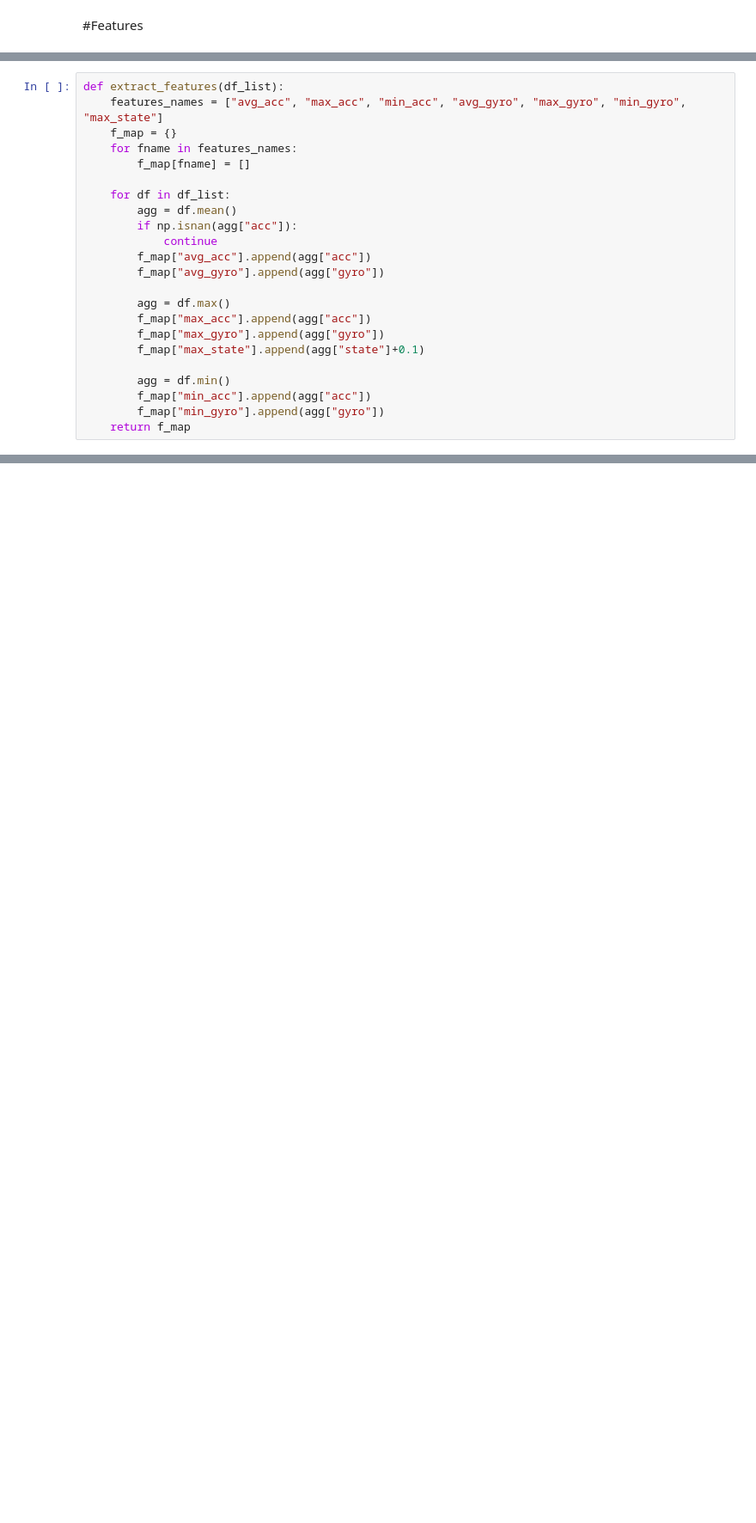
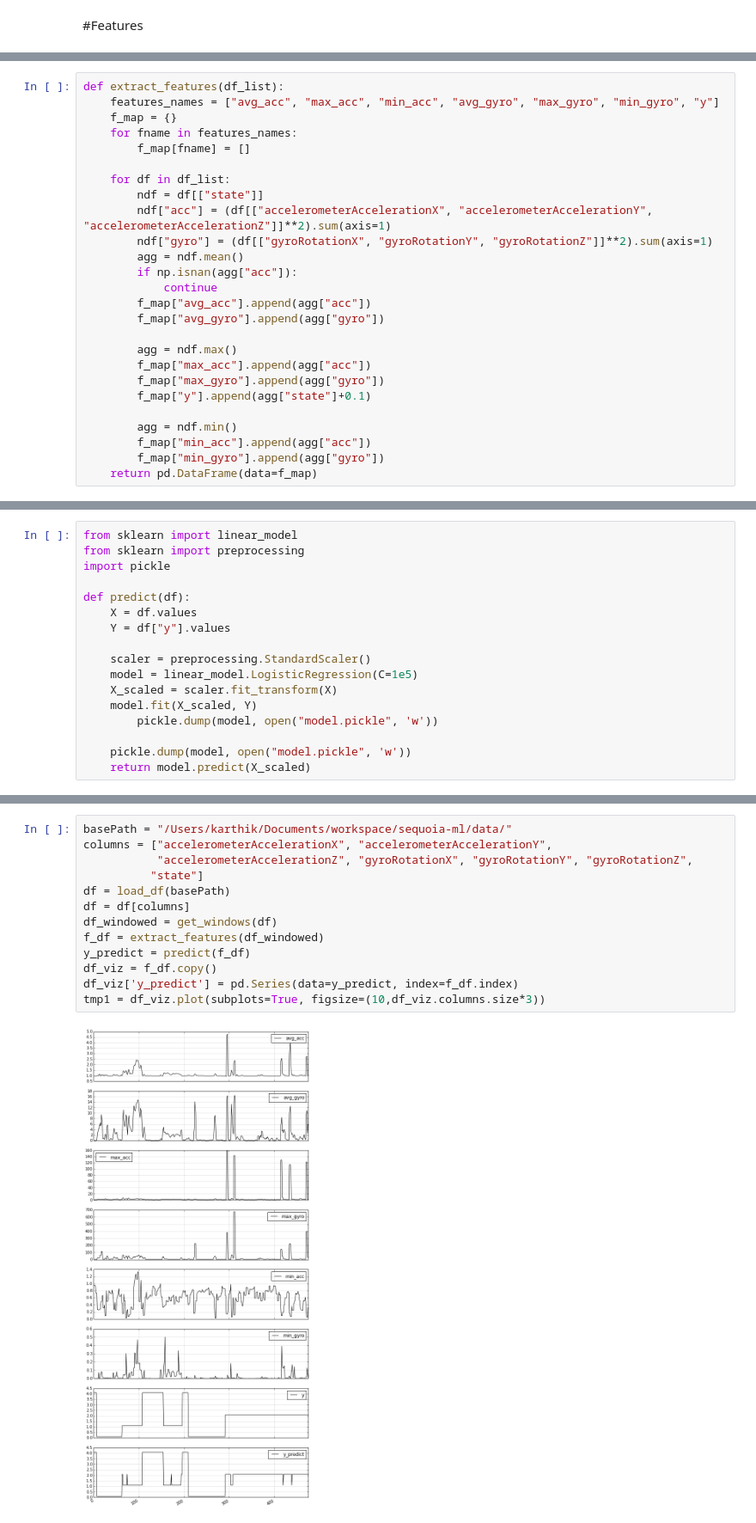
Before and after one commit to karthikv2k/sequoia_ml, a Jupyter notebook: notebooks/data-viz.ipynb, the cells around one changed output, grey strips where cells are left out. Shown at 86% size. Drawn from its saved outputs; the diff is of its cells as text; blank space fills up the shorter version.

```diff
--- a/notebooks/data-viz.ipynb
+++ b/notebooks/data-viz.ipynb
@@ -66,23 +42,26 @@ for i in range(overlap-1,len(groups)):
 # %%
 def extract_features(df_list):
-    features_names = ["avg_acc", "max_acc", "min_acc", "avg_gyro", "max_gyro", "min_gyro", "max_state"]
+    features_names = ["avg_acc", "max_acc", "min_acc", "avg_gyro", "max_gyro", "min_gyro", "y"]
     f_map = {}
     for fname in features_names:
         f_map[fname] = []
 
     for df in df_list:
-        agg = df.mean()
+        ndf = df[["state"]]
+        ndf["acc"] = (df[["accelerometerAccelerationX", "accelerometerAccelerationY", "accelerometerAccelerationZ"]]**2).sum(axis=1)
+        ndf["gyro"] = (df[["gyroRotationX", "gyroRotationY", "gyroRotationZ"]]**2).sum(axis=1)
+        agg = ndf.mean()
         if np.isnan(agg["acc"]):
             continue
         f_map["avg_acc"].append(agg["acc"])
         f_map["avg_gyro"].append(agg["gyro"])
 
-        agg = df.max()
+        agg = ndf.max()
         f_map["max_acc"].append(agg["acc"])
         f_map["max_gyro"].append(agg["gyro"])
-        f_map["max_state"].append(agg["state"]+0.1)
+        f_map["y"].append(agg["state"]+0.1)
 
-        agg = df.min()
+        agg = ndf.min()
         f_map["min_acc"].append(agg["acc"])
         f_map["min_gyro"].append(agg["gyro"])
-    return f_map
+    return pd.DataFrame(data=f_map)
@@ -101,0 +80,17 @@ a["state"]
+# %%
+from sklearn import linear_model
+from sklearn import preprocessing
+import pickle
+
+def predict(df):
+    X = df.values
+    Y = df["y"].values
+
+    scaler = preprocessing.StandardScaler()
+    model = linear_model.LogisticRegression(C=1e5)
+    X_scaled = scaler.fit_transform(X)
+    model.fit(X_scaled, Y)
+        pickle.dump(model, open("model.pickle", 'w'))
+
+    pickle.dump(model, open("model.pickle", 'w'))
+    return model.predict(X_scaled)
@@ -101,0 +105,15 @@ a["state"]
+# %%
+basePath = "/Users/karthik/Documents/workspace/sequoia-ml/data/"
+columns = ["accelerometerAccelerationX", "accelerometerAccelerationY",
+           "accelerometerAccelerationZ", "gyroRotationX", "gyroRotationY", "gyroRotationZ",
+          "state"]
+df = load_df(basePath)
+df = df[columns]
+df_windowed = get_windows(df)
+f_df = extract_features(df_windowed)
+y_predict = predict(f_df)
+df_viz = f_df.copy()
+df_viz['y_predict'] = pd.Series(data=y_predict, index=f_df.index)
+tmp1 = df_viz.plot(subplots=True, figsize=(10,df_viz.columns.size*3))
+# %% [output]
+[figure, added]
```
Also changed, not shown: parts of 13 cells of this notebook, 2 other files.
